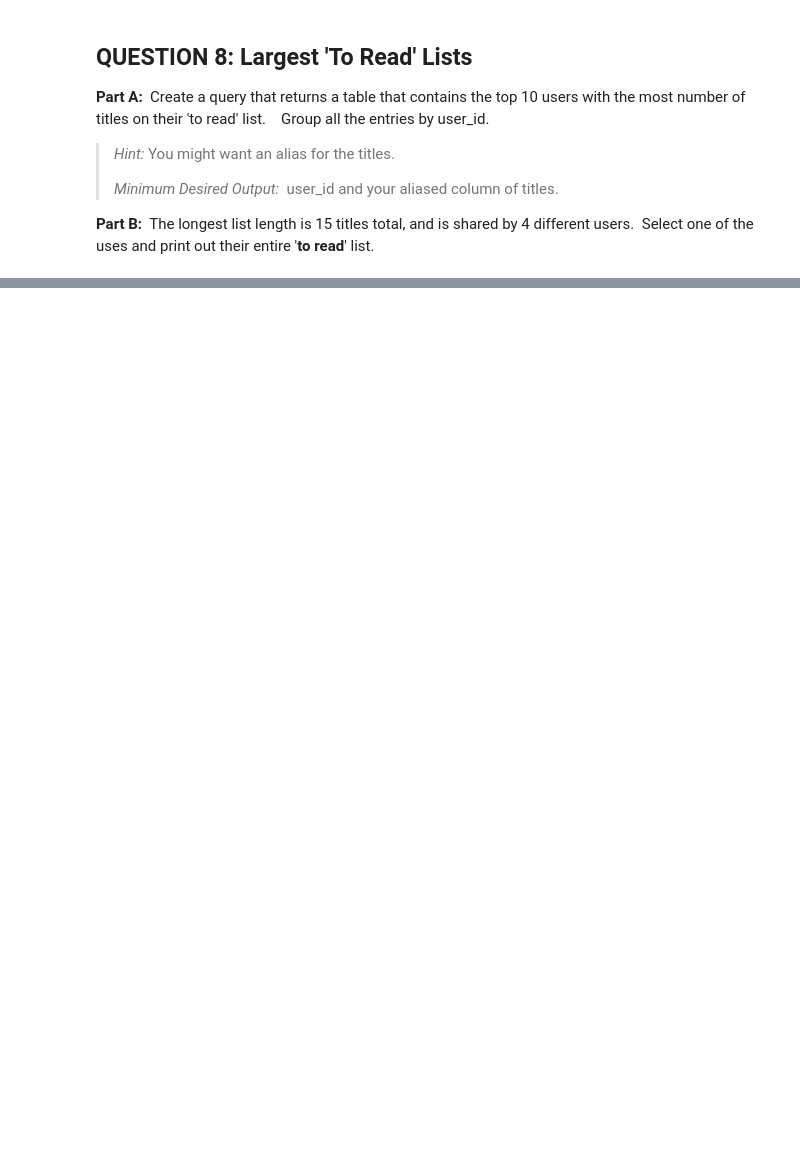
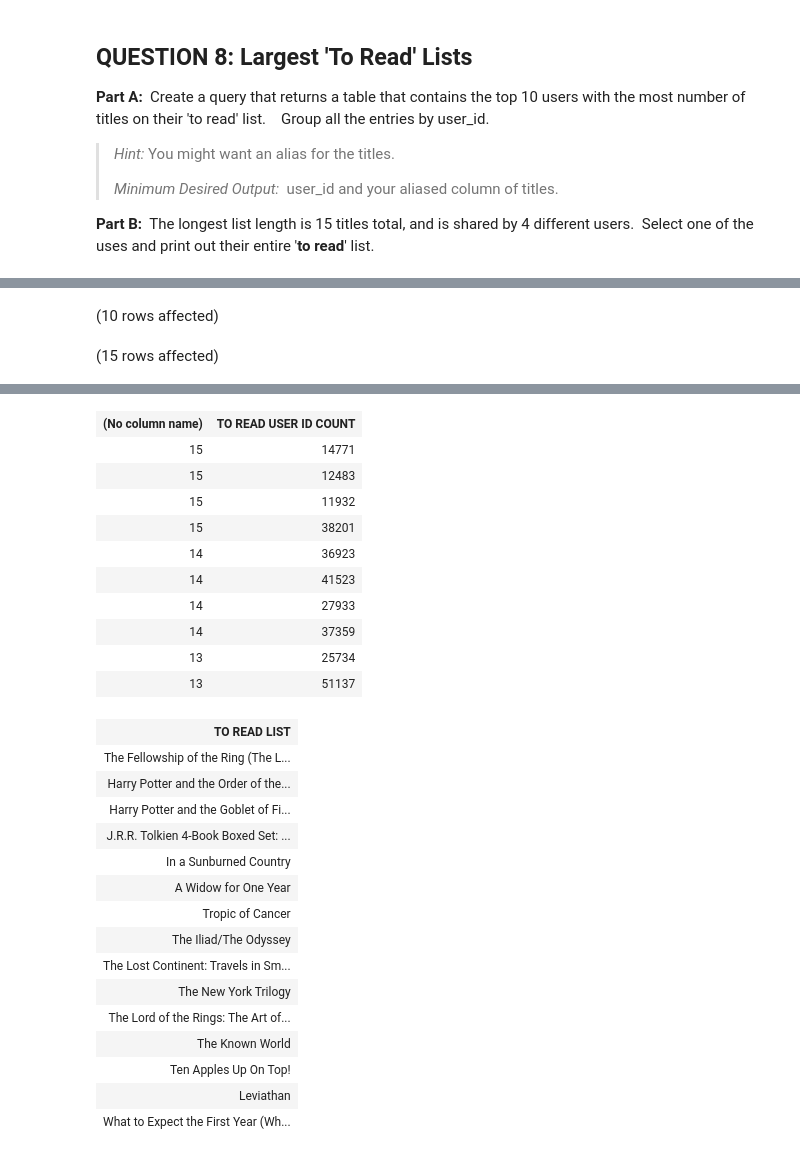
Before and after one commit to hollyhira/SQL-Part-3-Exercises, a Jupyter notebook: SQL-Part-3-Exercises/Notebook-1.ipynb, the cells around one changed output, grey strips where cells are left out. Saved outputs shown, nothing was run; the diff lists cells and outputs as text; code cells hidden in the pictures; blank space fills up the shorter version.

```diff
--- a/SQL-Part-3-Exercises/Notebook-1.ipynb
+++ b/SQL-Part-3-Exercises/Notebook-1.ipynb
@@ -305,0 +456,33 @@ Total execution time: 00:00:00.058
+# %%
+-- Code Here:
+-- USE BooksDB
+-- SELECT TOP (10) to_read.user_id AS 'TOP 10 USERS', COUNT(books.title)
+-- FROM to_read
+-- LEFT JOIN books
+-- ON to_read.book_id=books.book_id
+-- GROUP BY to_read.user_id
+-- ORDER BY COUNT(books.title) DESC;
+
+--the top 10 users with the most number of titles on their 'to read' list
+USE BooksDB
+SELECT TOP (10) COUNT(books.title), to_read.user_id  AS 'TO READ USER ID COUNT'
+FROM books
+RIGHT JOIN to_read
+ON books.book_id = to_read.book_id
+WHERE books.title IS NOT NULL
+GROUP BY to_read.user_id
+ORDER BY COUNT(books.title) DESC;
+
+
+--The longest list length is 15 titles total, and is shared by 4 different users.
+--Select one of the uses and print out their entire 'to read' list.
+
+USE BooksDB
+SELECT books.title AS 'TO READ LIST'
+FROM books
+RIGHT JOIN to_read
+ON books.book_id = to_read.book_id
+WHERE to_read.user_id =14771 AND books.title IS NOT NULL
+# %% [output]
+(10 rows affected)
+(15 rows affected)
@@ -305,0 +490,27 @@ Total execution time: 00:00:00.058
+| (No column name) | TO READ USER ID COUNT |
+| 15 | 14771 |
+| 15 | 12483 |
+| 15 | 11932 |
+| 15 | 38201 |
+| 14 | 36923 |
+| 14 | 41523 |
+| 14 | 27933 |
+| 14 | 37359 |
+| 13 | 25734 |
+| 13 | 51137 |
+| TO READ LIST |
+| The Fellowship of the Ring (The L... |
+| Harry Potter and the Order of the... |
+| Harry Potter and the Goblet of Fi... |
+| J.R.R. Tolkien 4-Book Boxed Set: ... |
+| In a Sunburned Country |
+| A Widow for One Year |
+| Tropic of Cancer |
+| The Iliad/The Odyssey |
+| The Lost Continent: Travels in Sm... |
+| The New York Trilogy |
+| The Lord of the Rings: The Art of... |
+| The Known World |
+| Ten Apples Up On Top! |
+| Leviathan |
+| What to Expect the First Year (Wh... |
```
Also changed, not shown: parts of 12 cells of this notebook.
